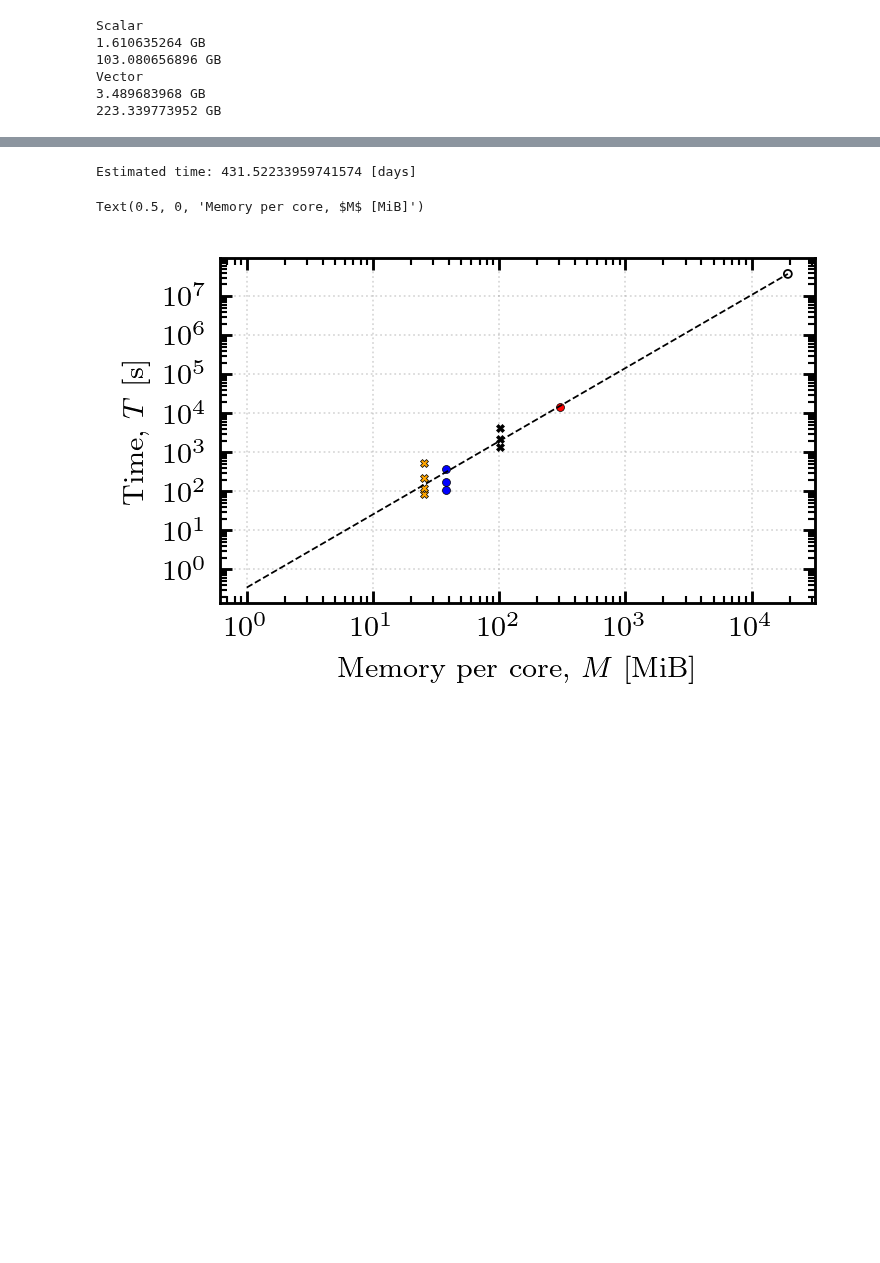
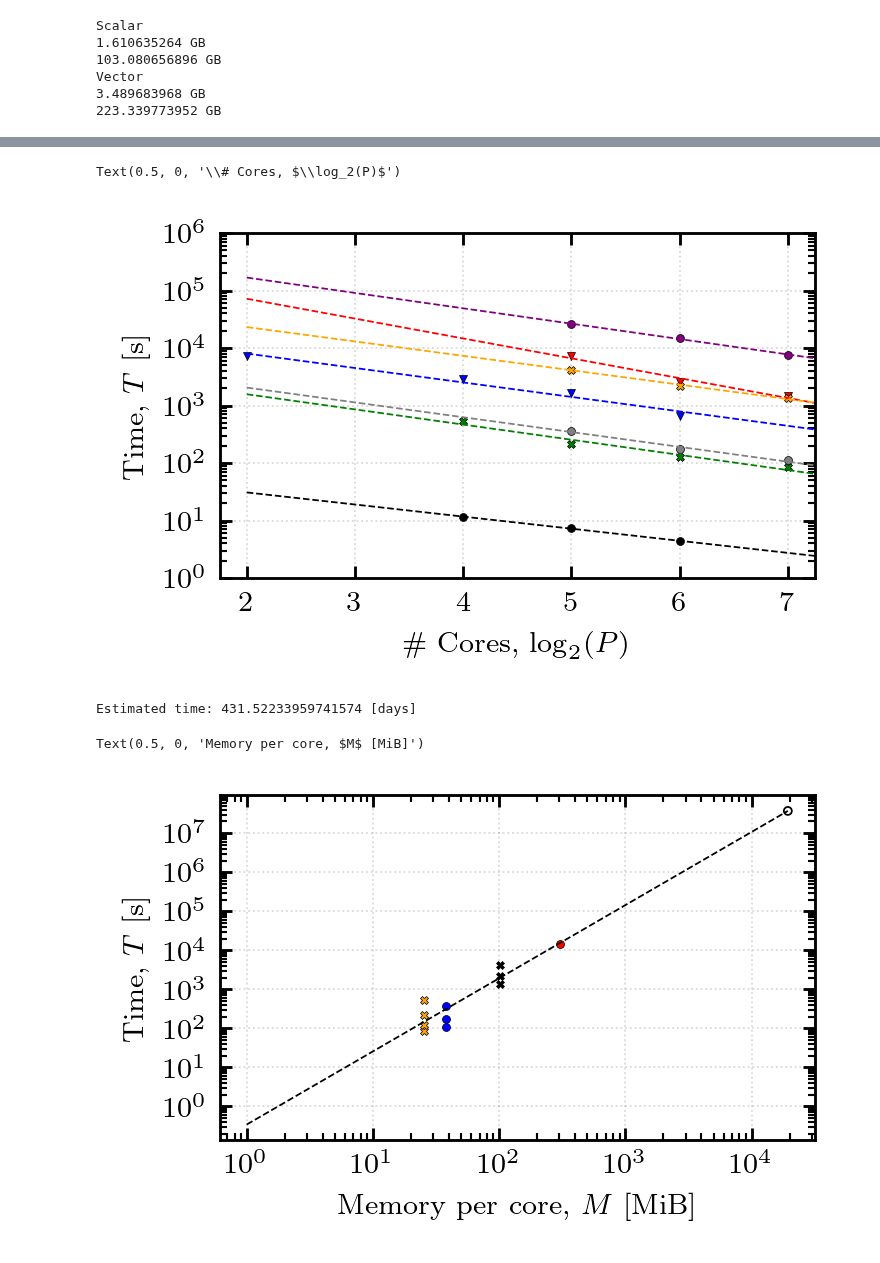
Before and after one commit to mab68/Kea, a Jupyter notebook: SF_paper/fastSF_scaling_NESI.ipynb, the cells around one changed output, grey strips where cells are left out. Drawn from its saved outputs; the diff is of its cells as text; code cells hidden in the pictures; blank space fills up the shorter version.

Commit message:
NESI scaling

```diff
--- a/SF_paper/fastSF_scaling_NESI.ipynb
+++ b/SF_paper/fastSF_scaling_NESI.ipynb
@@ -260,0 +225,57 @@ IndexError: list index out of range
+# %%
+
+fig, ax = plt.subplots(1, 1, figsize=(3., 1.75), dpi=256)
+
+markers = {1: 'v', 2: 'X', 3: 'o'}
+colors = ['blue', 'red', 'green', 'orange', 'black', 'gray', 'purple', 'cyan', 'pink']
+cols = {}
+
+datas = {}
+
+c = 0
+for i, s in enumerate(SCALINGS):
+
+    if s['T'] is None:
+        continue
+
+    if s['N'] not in cols:
+        cols[s['N']] = colors[c]
+        c = c + 1
+
+    if s['N'] not in datas:
+        datas[s['N']] = {'x': [], 'y': []}
+
+    datas[s['N']]['x'].append(s['P'])
+    datas[s['N']]['y'].append(s['T'])
+
+    ax.scatter(np.log2(s['P']), s['T'], marker=markers[s['D']], s=5., color=cols[s['N']], zorder=2, linewidth=0.2, edgecolor='black')
+
+P = 10**np.linspace(np.log10(4), np.log10(256), 1000)
+for n, data in datas.items():
+    f_n = np.polyfit(np.log(np.array(data['x'])), np.log(np.array(data['y'])), deg=1)
+    p_n = np.poly1d(f_n)
+    ax.plot(np.log2(P), np.exp(p_n(np.log(P))), linewidth=0.5, linestyle='--', color=cols[n])
+
+ax.set_ylim((1e0, 1e6))
+ax.set_xlim((1.75, 7.25))
+
+ax.set_yscale('log')
+ax.yaxis.set_ticks_position('both')
+ax.xaxis.set_ticks_position('both')
+ax.tick_params(axis='y', direction='in')
+ax.tick_params(axis='y', direction='in', which='minor')
+ax.tick_params(axis='x', direction='in')
+ax.tick_params(axis='x', direction='in', which='minor')
+
+locmaj = mpl.ticker.LogLocator(base=10.0, numticks=10)
+ax.yaxis.set_major_locator(locmaj)
+locmin = mpl.ticker.LogLocator(base=10.0, subs=[i/(10.) for i in range(1,10)], numticks=10)
+ax.yaxis.set_minor_locator(locmin)
+
+ax.grid(linestyle=':', alpha=0.3, linewidth=0.5, color='gray')
+
+ax.set_ylabel('Time, $T$ [s]')
+ax.set_xlabel('\# Cores, $\log_2(P)$')
+# %% [output]
+Text(0.5, 0, '\\# Cores, $\\log_2(P)$')
+[figure, added]
```
Also changed, not shown: parts of 8 cells of this notebook, 1 other file.
